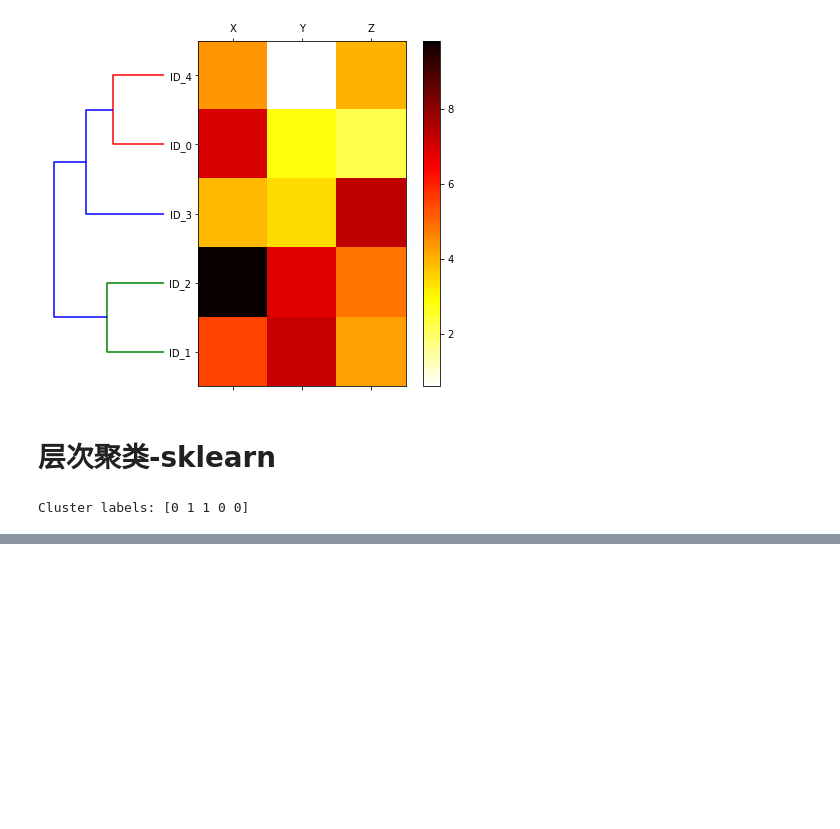
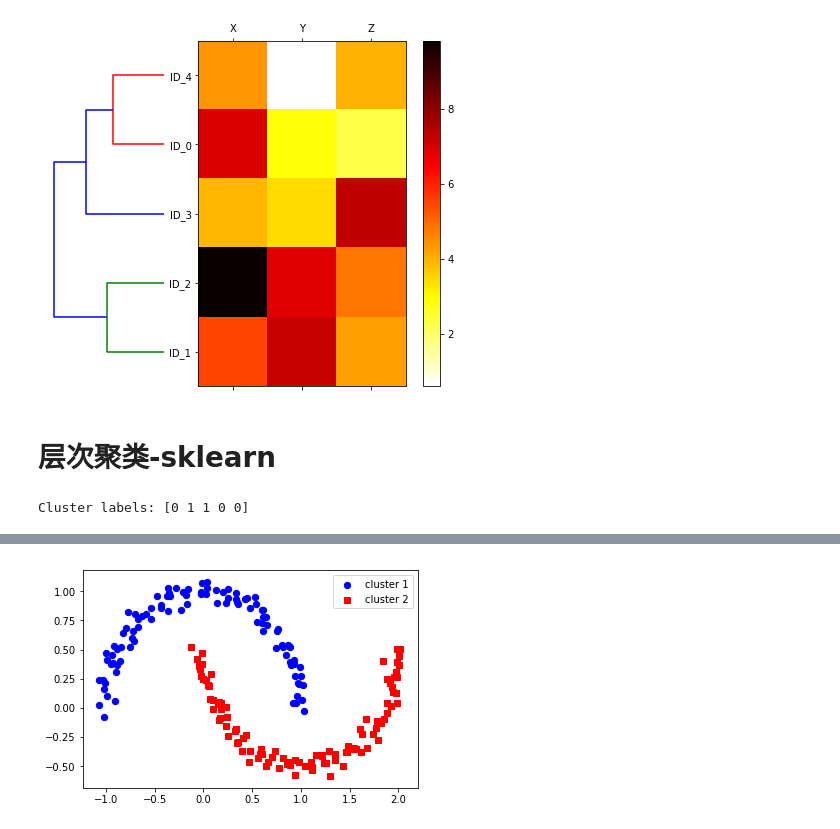
Before and after one commit to fnfly2005/pubilc_work, a Jupyter notebook: learnsklearn/聚类算法.ipynb, the cells around one changed output, grey strips where cells are left out. Cells and saved outputs as stored; diff of their text form; code cells hidden in the pictures; blank space fills up the shorter version.

```diff
--- a/learnsklearn/聚类算法.ipynb
+++ b/learnsklearn/聚类算法.ipynb
@@ -186,0 +214,10 @@ Cluster labels: [0 1 1 0 0]
+# %%
+from sklearn.cluster import DBSCAN
+db = DBSCAN(eps=0.2,min_samples=5,metric='euclidean')
+y_db= db.fit_predict(X)
+plt.scatter(X[y_db==0,0],X[y_db==0,1],c='blue',marker='o',s=40,label='cluster 1')
+plt.scatter(X[y_db==1,0],X[y_db==1,1],c='red',marker='s',s=40,label='cluster 2')
+plt.legend()
+plt.show()
+# %% [output]
+[figure, added]
```
Also changed, not shown: parts of 3 cells of this notebook.
